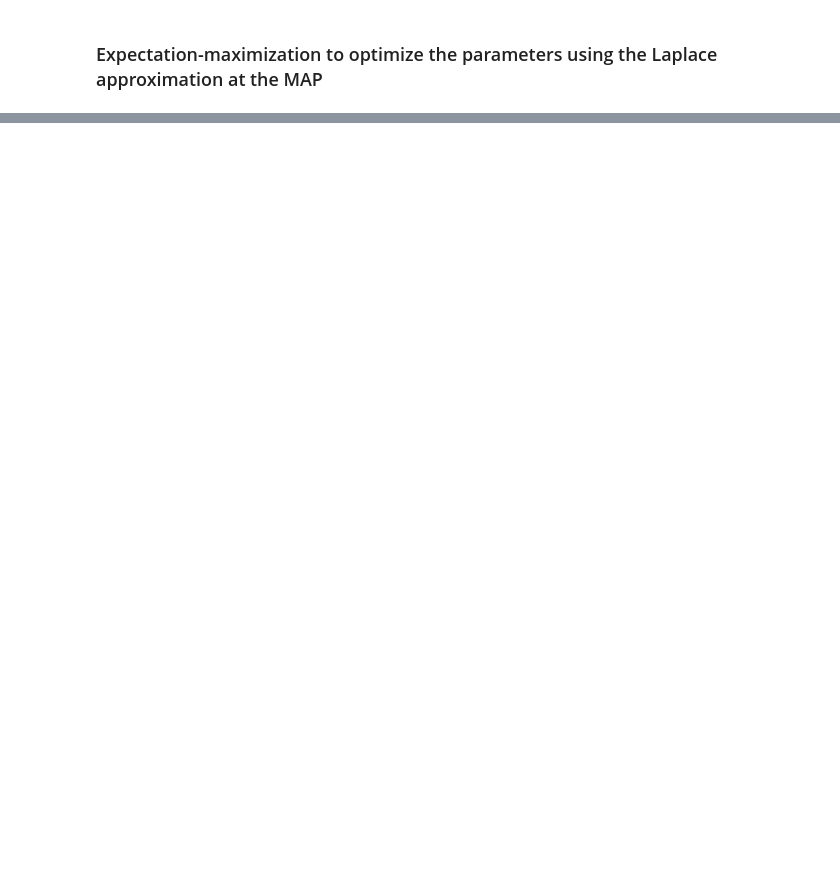
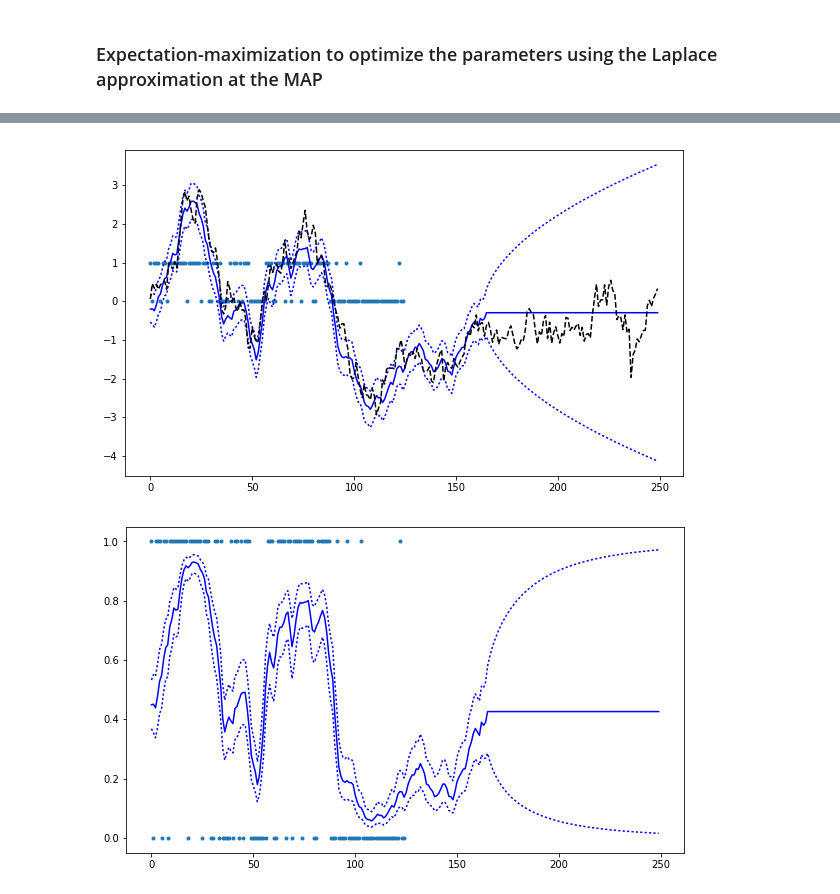
Before and after one commit to lciti/SEAS2016, a Jupyter notebook: Test_LikelihoodBernoulliAndGaussian.ipynb, the cells around one changed output, grey strips where cells are left out. Drawn from its saved outputs; the diff is of its cells as text; code cells hidden in the pictures; blank space fills up the shorter version.

```diff
--- a/Test_LikelihoodBernoulliAndGaussian.ipynb
+++ b/Test_LikelihoodBernoulliAndGaussian.ipynb
@@ -246,0 +271,19 @@ plt.show()
+# %%
+# Test Marginal_Likelihood using the Laplace approximation around the MAP
+x_map_l, U_l, marginal_loglikelihood_l, joint_loglikelihood_l = Do_Kalman_Likelihood_Bernoulli_And_Gaussian_LaplaceMAP(dN, Y, C_opt, varY_opt, sigma2e_opt, x0_opt, trials=trials)
+plt.figure(figsize=(10,6))
+plt.plot(dN, '.')
+std = np.sqrt(cov_from_chol_precision(U_l)[1])
+x_conf_l = x_map_l[:,None] + [[-1,1]] * std[:,None]
+plt.plot(x_map_l, 'b')
+plt.plot(x_conf_l, 'b:')
+plt.plot(x, 'k--')
+plt.show()
+plt.figure(figsize=(10,6))
+plt.plot(dN, '.')
+plt.plot(np.exp(x_map_l)/(1+np.exp(x_map_l)), 'b')
+plt.plot(np.exp(x_conf_l) / (1 + np.exp(x_conf_l)), 'b:')
+plt.show()
+# %% [output]
+[figure, added]
+[figure, added]
```
Also changed, not shown: parts of 10 cells of this notebook.
